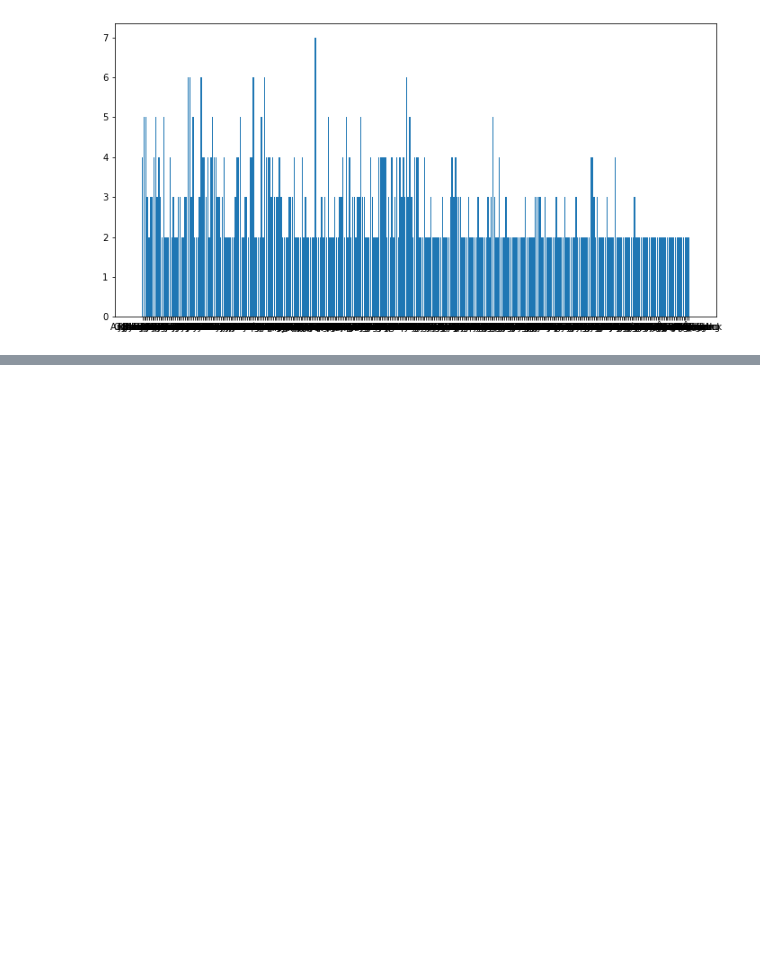
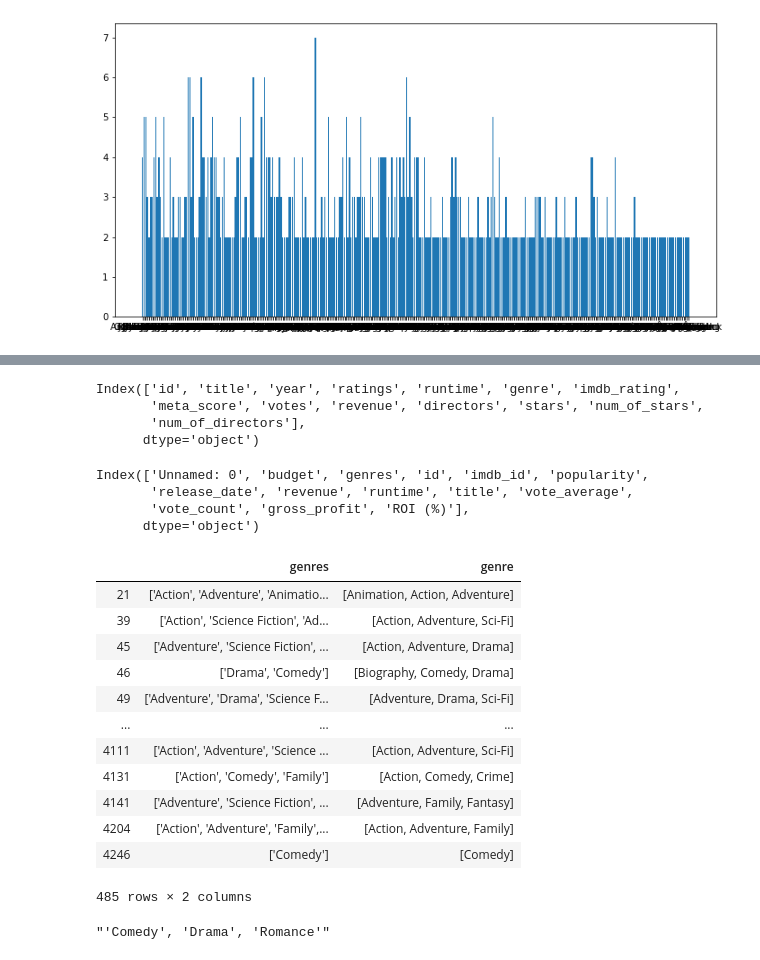
Before and after one commit to chrispfchung/mediaproject, a Jupyter notebook: Scraping academy award winning movies from imdb.ipynb, the cells around one changed output, grey strips where cells are left out. Drawn from its saved outputs; the diff is of its cells as text; code cells hidden in the pictures; blank space fills up the shorter version.

```diff
--- a/Scraping academy award winning movies from imdb.ipynb
+++ b/Scraping academy award winning movies from imdb.ipynb
@@ -144,0 +186,40 @@ for
+# %%
+df.columns
+# %% [output]
+Index(['id', 'title', 'year', 'ratings', 'runtime', 'genre', 'imdb_rating',
+       'meta_score', 'votes', 'revenue', 'directors', 'stars', 'num_of_stars',
+       'num_of_directors'],
+      dtype='object')
+# %%
+df2 = pd.read_csv('movieDB_API_movies_w_gross_profits_&_ROI.csv')
+# %%
+df2.columns
+# %% [output]
+Index(['Unnamed: 0', 'budget', 'genres', 'id', 'imdb_id', 'popularity',
+       'release_date', 'revenue', 'runtime', 'title', 'vote_average',
+       'vote_count', 'gross_profit', 'ROI (%)'],
+      dtype='object')
+# %%
+big_df = df2.merge(df,how='left',left_on='imdb_id',right_on='id')
+# %%
+a = big_df[big_df['genre'].notna()]
+# %%
+a[['genres','genre']]
+# %% [output]
+|  | genres | genre |
+| 21 | ['Action', 'Adventure', 'Animatio... | [Animation, Action, Adventure] |
+| 39 | ['Action', 'Science Fiction', 'Ad... | [Action, Adventure, Sci-Fi] |
+| 45 | ['Adventure', 'Science Fiction', ... | [Action, Adventure, Drama] |
+| 46 | ['Drama', 'Comedy'] | [Biography, Comedy, Drama] |
+| 49 | ['Adventure', 'Drama', 'Science F... | [Adventure, Drama, Sci-Fi] |
+| ... | ... | ... |
+| 4111 | ['Action', 'Adventure', 'Science ... | [Action, Adventure, Sci-Fi] |
+| 4131 | ['Action', 'Comedy', 'Family'] | [Action, Comedy, Crime] |
+| 4141 | ['Adventure', 'Science Fiction', ... | [Adventure, Family, Fantasy] |
+| 4204 | ['Action', 'Adventure', 'Family',... | [Action, Adventure, Family] |
+| 4246 | ['Comedy'] | [Comedy] |
+485 rows × 2 columns
+# %%
+df2.genres[0].split('[')[1].split(']')[0]
+# %% [output]
+"'Comedy', 'Drama', 'Romance'"
```
Also changed, not shown: parts of 18 cells of this notebook, 1 other file.
